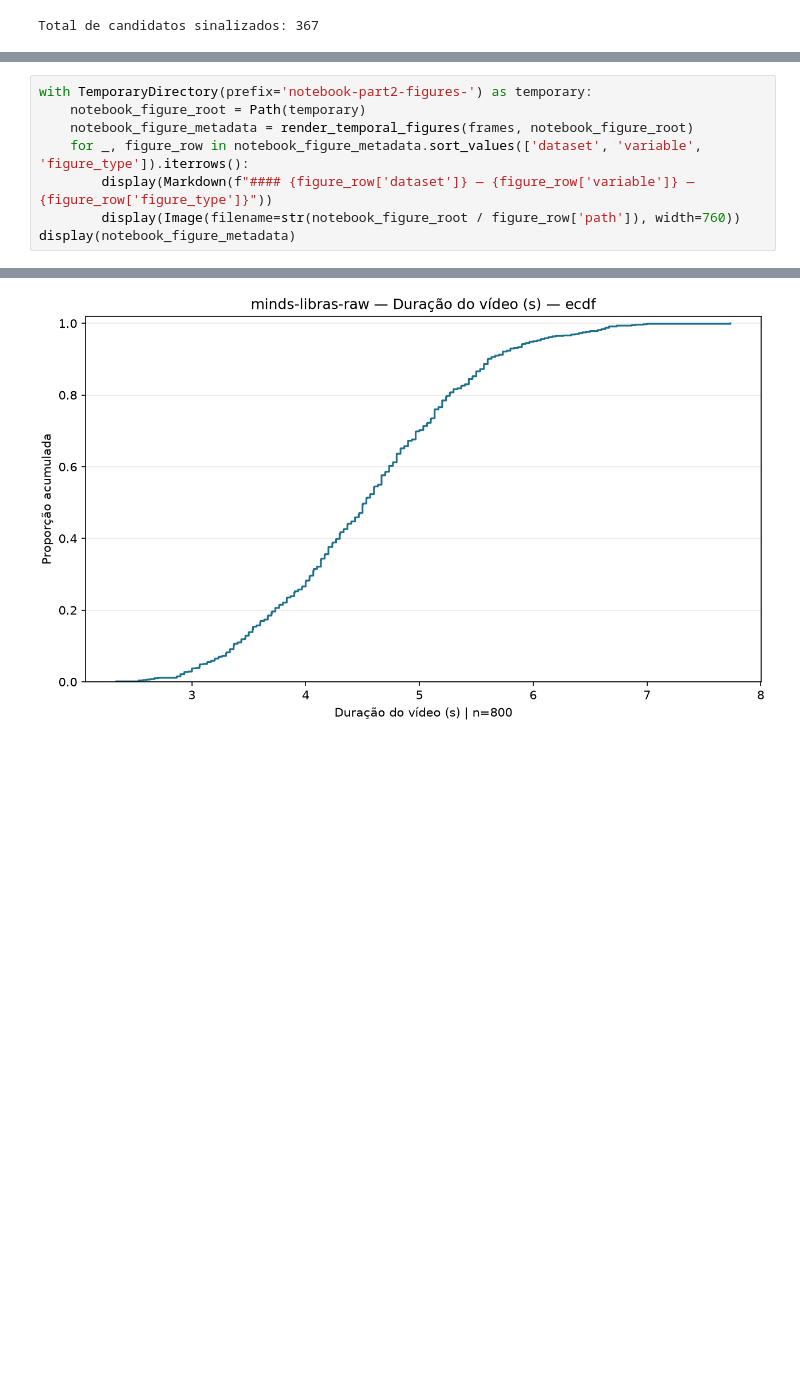
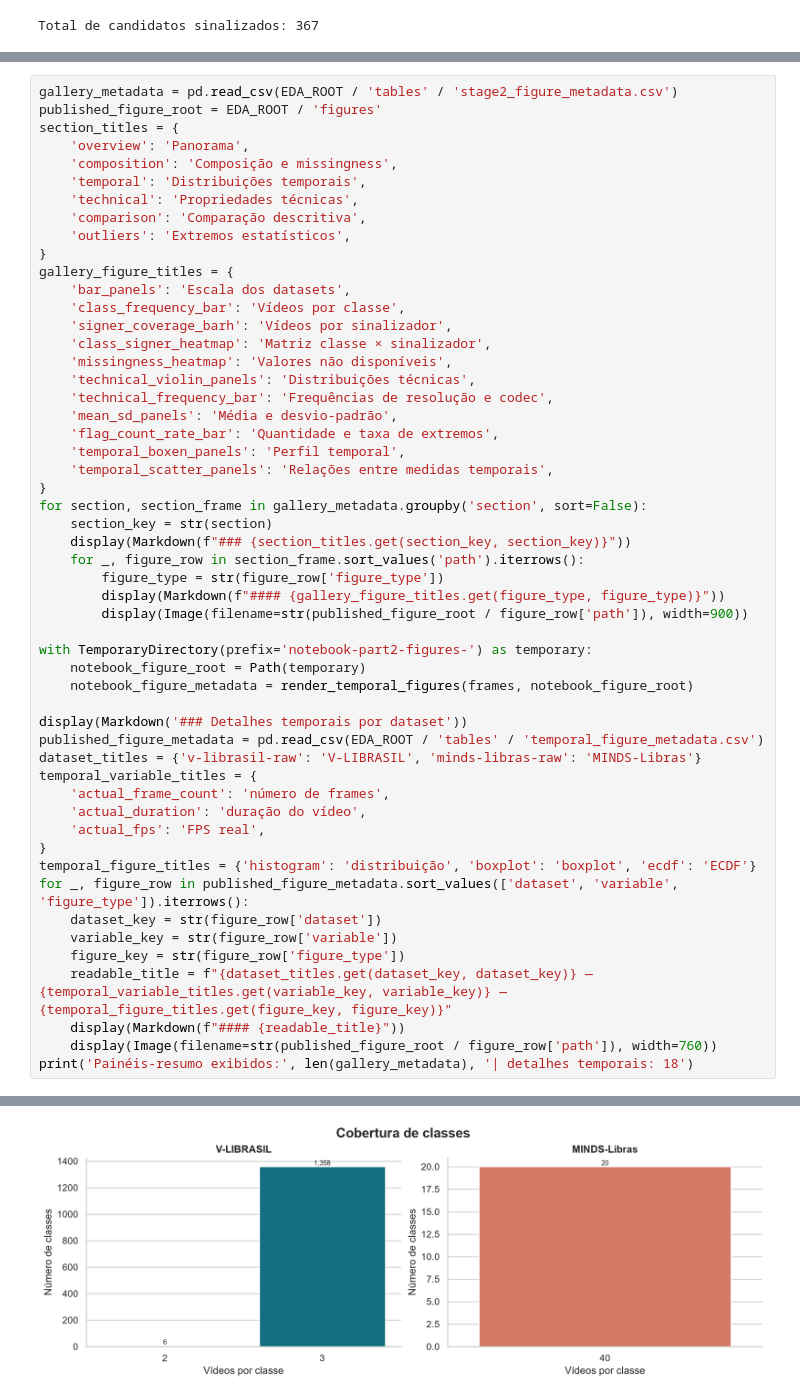
Before and after one commit to michaeldouglas/gloss-free, a Jupyter notebook: app/notebooks/dataset/02_caracterizacao_estatistica_eda.ipynb, the cells around one changed output, grey strips where cells are left out. Drawn from its saved outputs; the diff is of its cells as text; blank space fills up the shorter version.

```diff
--- a/app/notebooks/dataset/02_caracterizacao_estatistica_eda.ipynb
+++ b/app/notebooks/dataset/02_caracterizacao_estatistica_eda.ipynb
@@ -245,9 +200,54 @@ As ECDFs exibem a proporção acumulada sem suavização e ajudam a localizar os
 # %%
+gallery_metadata = pd.read_csv(EDA_ROOT / 'tables' / 'stage2_figure_metadata.csv')
+published_figure_root = EDA_ROOT / 'figures'
+section_titles = {
+    'overview': 'Panorama',
+    'composition': 'Composição e missingness',
+    'temporal': 'Distribuições temporais',
+    'technical': 'Propriedades técnicas',
+    'comparison': 'Comparação descritiva',
+    'outliers': 'Extremos estatísticos',
+}
+gallery_figure_titles = {
+    'bar_panels': 'Escala dos datasets',
+    'class_frequency_bar': 'Vídeos por classe',
+    'signer_coverage_barh': 'Vídeos por sinalizador',
+    'class_signer_heatmap': 'Matriz classe × sinalizador',
+    'missingness_heatmap': 'Valores não disponíveis',
+    'technical_violin_panels': 'Distribuições técnicas',
+    'technical_frequency_bar': 'Frequências de resolução e codec',
+    'mean_sd_panels': 'Média e desvio-padrão',
+    'flag_count_rate_bar': 'Quantidade e taxa de extremos',
+    'temporal_boxen_panels': 'Perfil temporal',
+    'temporal_scatter_panels': 'Relações entre medidas temporais',
+}
+for section, section_frame in gallery_metadata.groupby('section', sort=False):
+    section_key = str(section)
+    display(Markdown(f"### {section_titles.get(section_key, section_key)}"))
+    for _, figure_row in section_frame.sort_values('path').iterrows():
+        figure_type = str(figure_row['figure_type'])
+        display(Markdown(f"#### {gallery_figure_titles.get(figure_type, figure_type)}"))
+        display(Image(filename=str(published_figure_root / figure_row['path']), width=900))
+
 with TemporaryDirectory(prefix='notebook-part2-figures-') as temporary:
     notebook_figure_root = Path(temporary)
     notebook_figure_metadata = render_temporal_figures(frames, notebook_figure_root)
-    for _, figure_row in notebook_figure_metadata.sort_values(['dataset', 'variable', 'figure_type']).iterrows():
-        display(Markdown(f"#### {figure_row['dataset']} — {figure_row['variable']} — {figure_row['figure_type']}"))
-        display(Image(filename=str(notebook_figure_root / figure_row['path']), width=760))
-display(notebook_figure_metadata)
+
+display(Markdown('### Detalhes temporais por dataset'))
+published_figure_metadata = pd.read_csv(EDA_ROOT / 'tables' / 'temporal_figure_metadata.csv')
+dataset_titles = {'v-librasil-raw': 'V-LIBRASIL', 'minds-libras-raw': 'MINDS-Libras'}
+temporal_variable_titles = {
+    'actual_frame_count': 'número de frames',
+    'actual_duration': 'duração do vídeo',
+    'actual_fps': 'FPS real',
+}
+temporal_figure_titles = {'histogram': 'distribuição', 'boxplot': 'boxplot', 'ecdf': 'ECDF'}
+for _, figure_row in published_figure_metadata.sort_values(['dataset', 'variable', 'figure_type']).iterrows():
+    dataset_key = str(figure_row['dataset'])
+    variable_key = str(figure_row['variable'])
+    figure_key = str(figure_row['figure_type'])
+    readable_title = f"{dataset_titles.get(dataset_key, dataset_key)} — {temporal_variable_titles.get(variable_key, variable_key)} — {temporal_figure_titles.get(figure_key, figure_key)}"
+    display(Markdown(f"#### {readable_title}"))
+    display(Image(filename=str(published_figure_root / figure_row['path']), width=760))
+print('Painéis-resumo exibidos:', len(gallery_metadata), '| detalhes temporais: 18')
 # %% [output]
@@ -257 +259 @@ display(notebook_figure_metadata)
-[figure, old version]
+[figure, new version]
```
Also changed, not shown: parts of 17 cells of this notebook, 40 other files.
